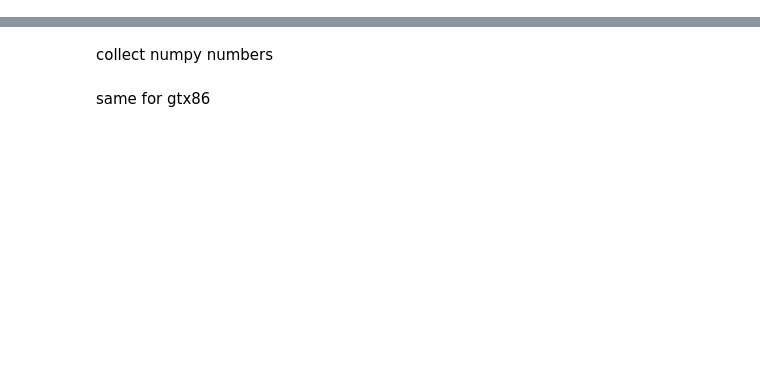
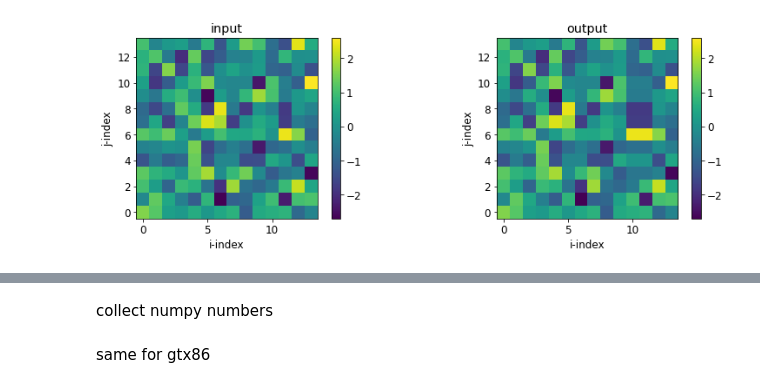
Before and after one commit to ai2cm/dsl_workshop, a Jupyter notebook: notebooks/Session-A1.2.ipynb, the cells around one changed output, grey strips where cells are left out. Saved outputs shown, nothing was run; the diff lists cells and outputs as text; code cells hidden in the pictures; blank space fills up the shorter version.

```diff
--- a/notebooks/Session-A1.2.ipynb
+++ b/notebooks/Session-A1.2.ipynb
@@ -81,0 +7,15 @@ Output
+# %%
+# standard packages
+from pprint import pprint
+import numpy as np
+import matplotlib
+import matplotlib.pyplot as plt
+matplotlib.rcParams["font.size"] = 12
+
+# import GT4Py
+import gt4py
+from gt4py import gtscript
+from gt4py.gtscript import Field, PARALLEL, computation, interval
+
+# some useful tools used in this notebook (mostly plotting)
+from tools import plot_two_ij_slices
@@ -81,0 +45,26 @@ Output
+# %%
+# REMOVE - Solution
+nhalo = 3
+nx, ny, nz = 8, 8, 1
+backend = "gtx86"
+
+origin = (nhalo, nhalo, 0)
+domain = (nx, ny, nz)
+shape = (nx + 2*nhalo, ny + 2*nhalo, nz)
+
+@gtscript.stencil(backend=backend)
+def shift_by_one(a: Field[np.float64]):
+    with computation(PARALLEL), interval(...):
+        a = a[1, 0, 0]
+
+# create some storages
+in_field = gt4py.storage.from_array(np.random.randn(shape[0], shape[1], shape[2]), backend, origin, shape, dtype=np.float64)
+out_field = in_field.copy()
+
+# run stencil
+shift_by_one(a=out_field, origin=origin, domain=domain)
+
+# visualize results
+plot_two_ij_slices(in_field, out_field)
+# %% [output]
+[figure, added]
```
Also changed, not shown: parts of 22 cells of this notebook, 1 other file.
